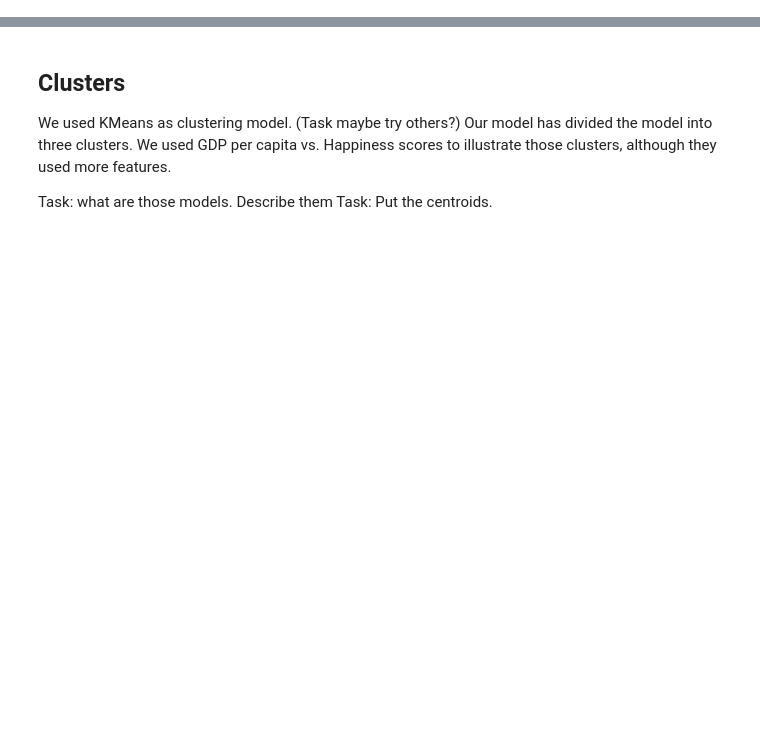
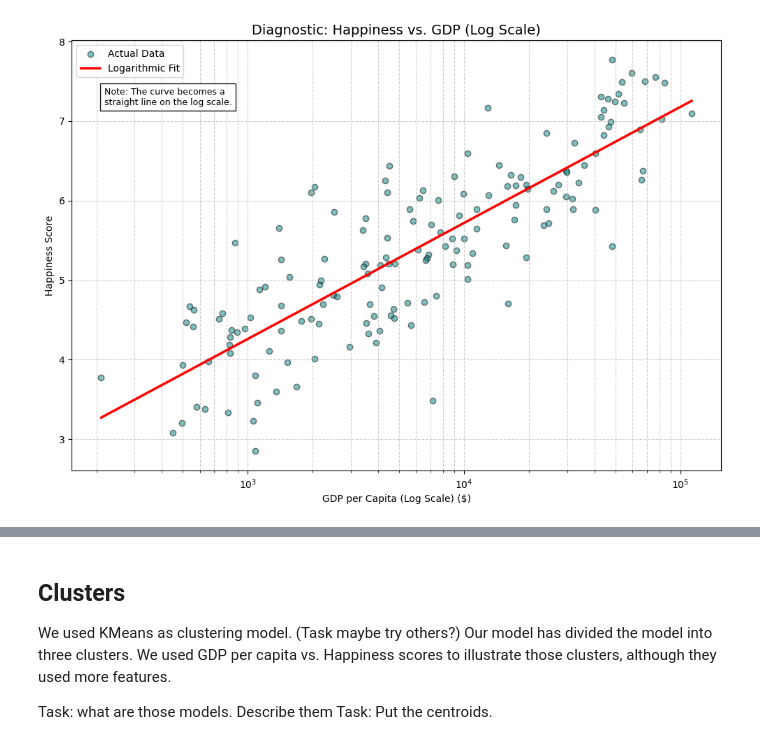
Before and after one commit to yernur776/UFUG1601---Social-Trends-Analyzer, a Jupyter notebook: SocialTrendsAnalyzer.ipynb, the cells around one changed output, grey strips where cells are left out. Drawn from its saved outputs; the diff is of its cells as text; code cells hidden in the pictures; blank space fills up the shorter version.

```diff
--- a/SocialTrendsAnalyzer.ipynb
+++ b/SocialTrendsAnalyzer.ipynb
@@ -89,15 +118,15 @@ FileNotFoundError: [Errno 2] No such file or directory: './data/raw/happiness.cs
 # %%
 # ================================
-# GDP per capita
+# GDP per capita (further we will refer to it as "gdp")
 # ================================
-gdp_raw = pd.read_excel("GDP.xls")
+gdp_raw = pd.read_excel("./data/raw/gdp.xls", skiprows=3)    # Load the raw dataset
 
-gdp = gdp_raw[["Country Name", "2019"]]
+gdp = gdp_raw[["Country Name", "2019"]]                      # We are limiting our scope to Year 2019
 
-gdp = gdp.rename(columns={
+gdp = gdp.rename(columns={                                   # Rename the columns
     "Country Name": "Country",
     "2019": "GDP per capita"
 })
 
-print("GDP per capita")
+print("GDP per capita (gdp):")
 gdp
@@ -414,40 +832,57 @@ We have noticed that the pattern is rather exponential (logarithmic), therefore
 # %%
-# Feature and target
-X = df[['GDP per capita']]  # 2D DataFrame (single column)
-y = df['Happiness score']   # 1D Series
+# ==========================================
+# Logarithmic Regression
+# ==========================================
 
-# Only positive X (log requires >0) — use pandas indexing instead of numpy-style slicing
-mask = X['GDP per capita'] > 0
-X = X.loc[mask]
-y = y.loc[mask]
+X = X_CONST.values.reshape(-1, 1)                 # Prepare Data
+y = Y_CONST.values
 
-# Log-transform X
-X_log = np.log(X)
+mask = X.flatten() > 0                            # Masking out any possible negative or zero terms
+X_clean = X[mask]                                 # This is rather redundant as the datasets don't have non-positive values
+y_clean = y[mask]                                 # However this helped us at the development stage, when we worked in parallel with data processing stage
 
-# Fit linear regression
-model = LinearRegression()
-model.fit(X_log, y)
+X_log = np.log(X_clean)                           # Log-transforming the x-axis
+model = LinearRegression()                        # Building the linear regression model
+model.fit(X_log, y_clean)                         # Fitting the model
 
-# Predictions on actual data for MSE
-y_pred_train = model.predict(X_log)
-mse = mean_squared_error(y, y_pred_train)
+y_pred = model.predict(X_log)                     # Calculate the evaluation metrics
+mse_log = mean_squared_error(y_clean, y_pred)     # We use MSE again
 
-print(f"Logarithmic model: MSE = {mse:.4f}")
 
-# Smooth curve for plotting
-x_min = X['GDP per capita'].min()
-x_max = X['GDP per capita'].max()
-x_line = np.linspace(x_min, x_max, 200).reshape(-1,1)
-y_line = model.predict(np.log(x_line))
+print(f"Logarithmic Regression MSE: {mse_log:.4f}")
+print(f"Equation: Happiness = {model.coef_[0]:.2f} * ln(GDP) + {model.intercept_:.2f}")
 
-# Plot
-plt.figure(figsize=(7,5))
-plt.scatter(X['GDP per capita'], y, alpha=0.6, label='Data')
-plt.plot(x_line.ravel(), y_line, color='red', label='Logarithmic fit')
-plt.xlabel("GDP per capita")
-plt.ylabel("Happiness score")
-plt.title("Logarithmic Regression: GDP vs Happiness")
-plt.text(0.05, 0.95, f"MSE = {mse:.3f}", transform=plt.gca().transAxes, va='top')
+
+# ==========================================
+# Visualization (Log-Scale)
+# ==========================================
+
+# Generate the smooth lines for better visual
+x_smooth = np.linspace(X_clean.min(), X_clean.max(), 200).reshape(-1, 1)
+y_smooth = model.predict(np.log(x_smooth))
+
+# Scatter Plot
+plt.figure(figsize=(12, 8))
+plt.scatter(X_CONST, Y_CONST, alpha=0.5, c='teal', edgecolors='k', label='Actual Data')
+
+# Plot the Line (Now possible because we trained the model above!)
+plt.plot(x_smooth, y_smooth, color='red', linewidth=2.5, label='Logarithmic Fit')
+
+# Apply Log Scale (This makes the curved line appear straight)
+plt.xscale('log')
+
+# Styling
+plt.title("Diagnostic: Happiness vs. GDP (Log Scale)", fontsize=14)
+plt.xlabel("GDP per Capita (Log Scale) ($)")
+plt.ylabel("Happiness Score")
 plt.legend()
-plt.grid(True)
+plt.grid(True, which="both", linestyle='--', alpha=0.6)
+
+# Observation Text
+plt.text(0.05, 0.85, "Note: The curve becomes a \nstraight line on the log scale.",
+         transform=plt.gca().transAxes,
+         fontsize=9,
+         bbox=dict(facecolor='white', alpha=0.9))
+
 plt.show()
+# %% [output]
@@ -453,0 +891 @@ plt.show()
+[figure, added]
```
Also changed, not shown: parts of 67 cells of this notebook.
